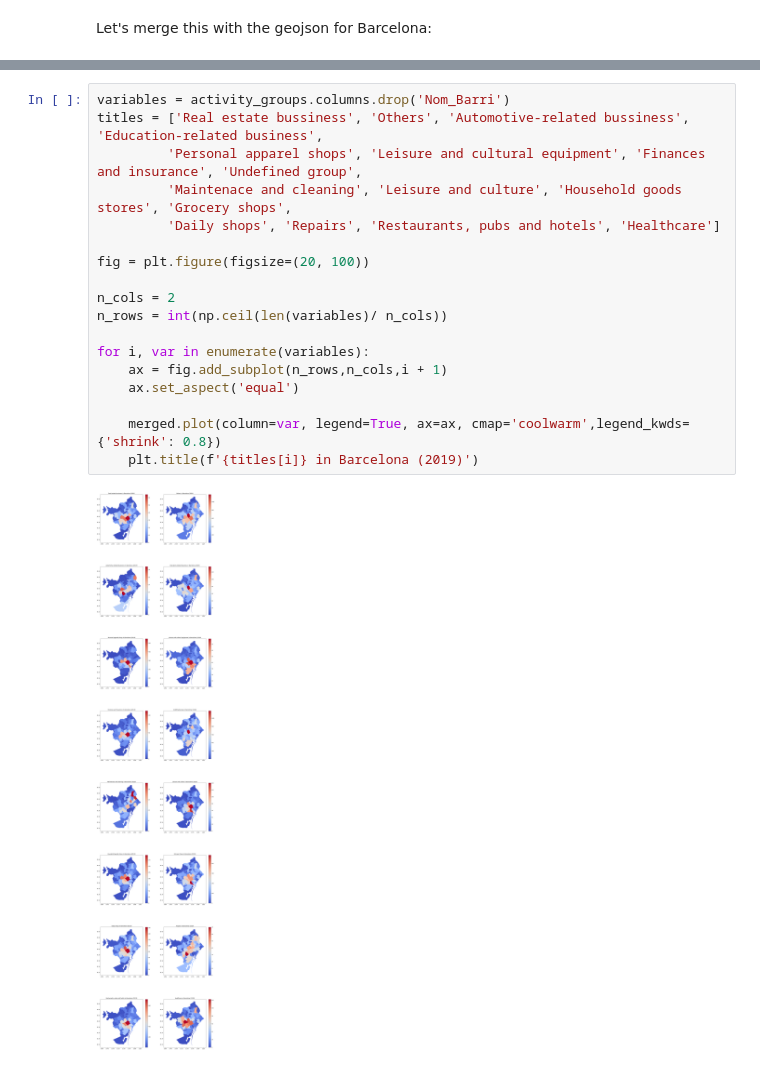
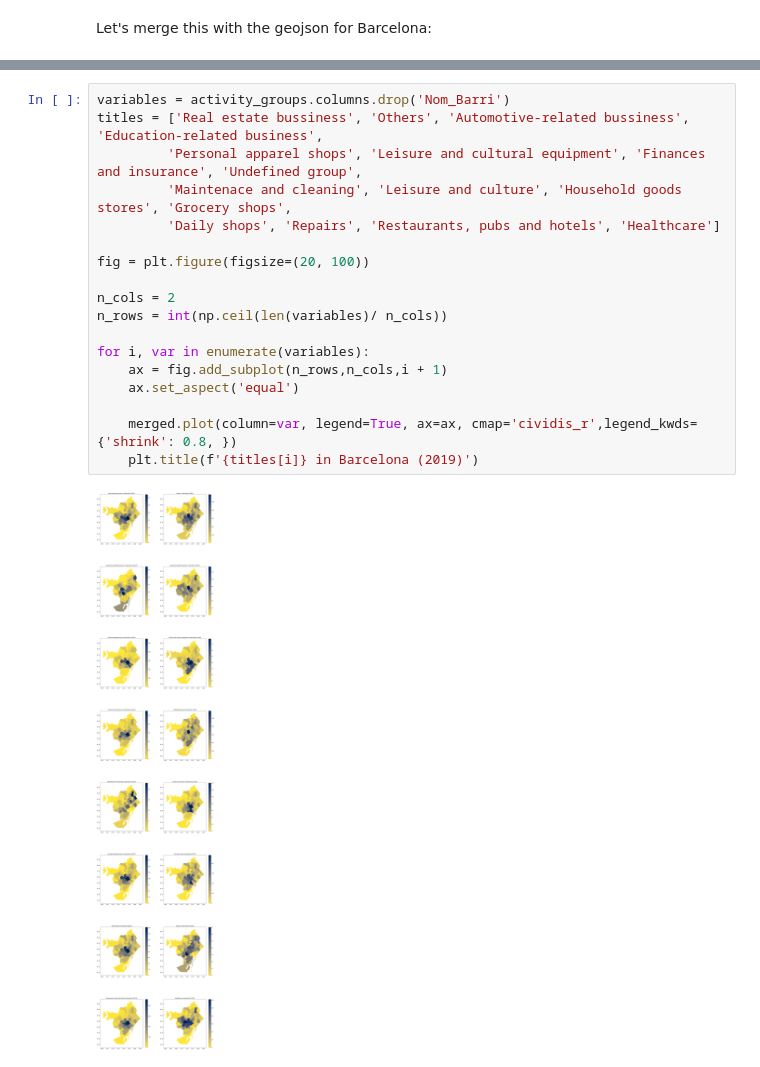
Before and after one commit to AntoniaVillarino/economicActivitiesBarcelona, a Jupyter notebook: 2-Exploratory-data-analysis.ipynb, the cells around one changed output, grey strips where cells are left out. Saved outputs shown, nothing was run; the diff lists cells and outputs as text.

```diff
--- a/2-Exploratory-data-analysis.ipynb
+++ b/2-Exploratory-data-analysis.ipynb
@@ -344,20 +416,20 @@ merged.head(2)
 # %%
 variables = activity_groups.columns.drop('Nom_Barri')
 titles = ['Real estate bussiness', 'Others', 'Automotive-related bussiness', 'Education-related business',
          'Personal apparel shops', 'Leisure and cultural equipment', 'Finances and insurance', 'Undefined group',
          'Maintenace and cleaning', 'Leisure and culture', 'Household goods stores', 'Grocery shops',
          'Daily shops', 'Repairs', 'Restaurants, pubs and hotels', 'Healthcare']
 
 fig = plt.figure(figsize=(20, 100))
 
 n_cols = 2
 n_rows = int(np.ceil(len(variables)/ n_cols))
 
 for i, var in enumerate(variables):
     ax = fig.add_subplot(n_rows,n_cols,i + 1)
     ax.set_aspect('equal')
 
-    merged.plot(column=var, legend=True, ax=ax, cmap='coolwarm',legend_kwds={'shrink': 0.8})
+    merged.plot(column=var, legend=True, ax=ax, cmap='cividis_r',legend_kwds={'shrink': 0.8, })
     plt.title(f'{titles[i]} in Barcelona (2019)')
 # %% [output]
-[figure, old version]
+[figure, new version]
```
Also changed, not shown: parts of 13 cells of this notebook, 3 other files.
